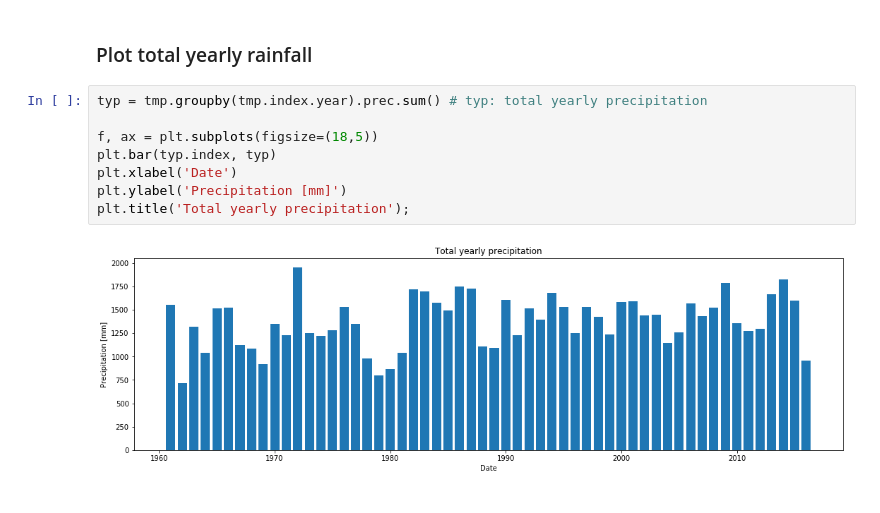
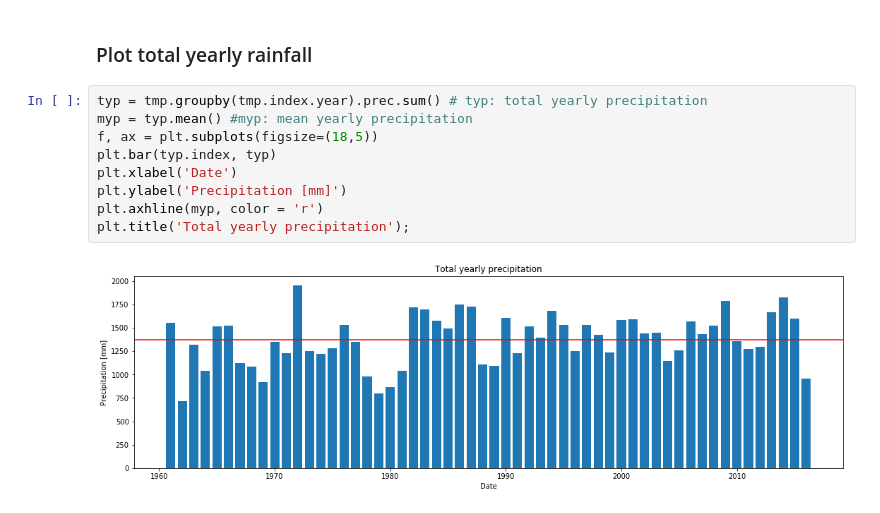
Before and after one commit to dsllt/PortoAlegre_TimeSeriesAnalysis, a Jupyter notebook: TimeSeriesAnalysis.ipynb, the cells around one changed output. Drawn from its saved outputs; the diff is of its cells as text.

```diff
--- a/TimeSeriesAnalysis.ipynb
+++ b/TimeSeriesAnalysis.ipynb
@@ -289,11 +289,12 @@ plt.title('Total monthly precipitation');
 ### Plot total yearly rainfall
 # %%
 typ = tmp.groupby(tmp.index.year).prec.sum() # typ: total yearly precipitation
-
+myp = typ.mean() #myp: mean yearly precipitation
 f, ax = plt.subplots(figsize=(18,5))
 plt.bar(typ.index, typ)
 plt.xlabel('Date')
 plt.ylabel('Precipitation [mm]')
+plt.axhline(myp, color = 'r')
 plt.title('Total yearly precipitation');
 # %% [output]
-[figure, old version]
+[figure, new version]
```
Also changed, not shown: parts of 6 cells of this notebook.
